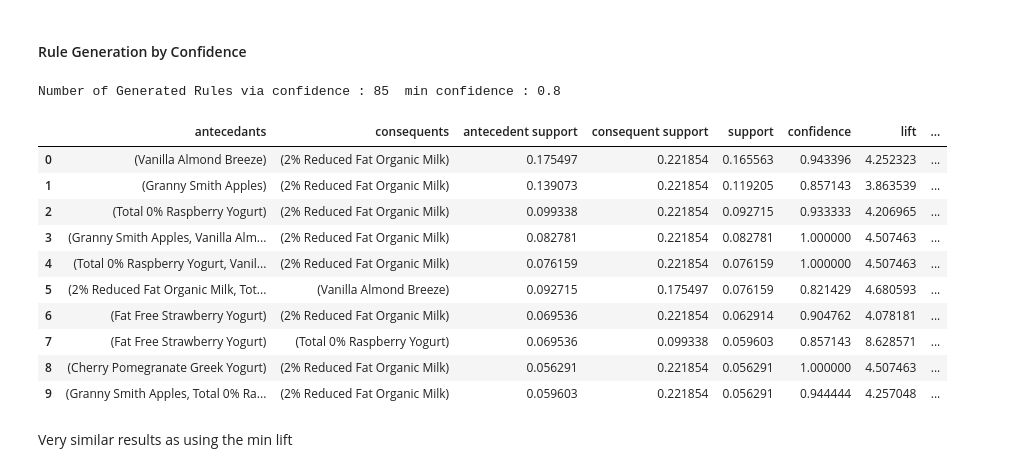
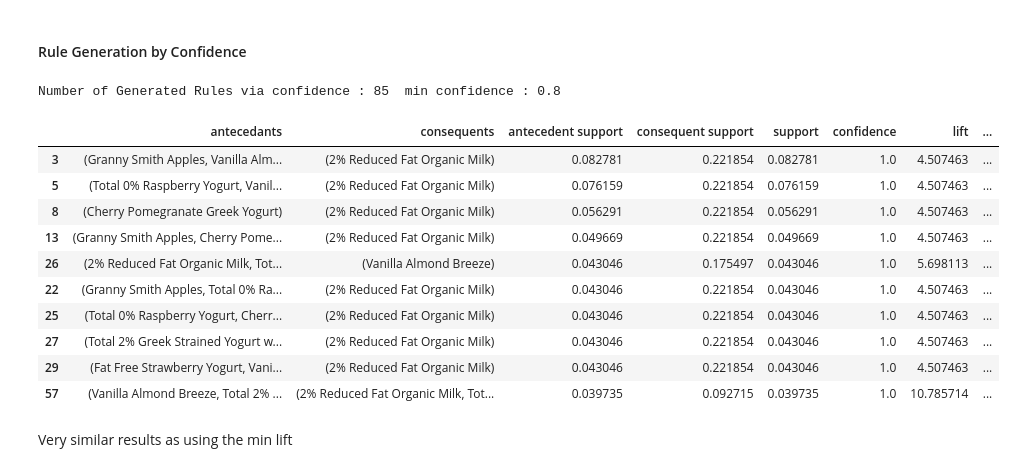
Before and after one commit to 1carew1/instacart_investigation, a Jupyter notebook: Assignment_2_ARM.ipynb, the cells around one changed output. Saved outputs shown, nothing was run; the diff lists cells and outputs as text; code cells hidden in the pictures.

```diff
--- a/Assignment_2_ARM.ipynb
+++ b/Assignment_2_ARM.ipynb
@@ -289,22 +289,22 @@ Premium lager and normal lager bought together, not very interesting. Yogurt and
 # %%
 min_conf = 0.8
 conf_rules = (association_rules(frequent_itemsets, metric="confidence", min_threshold=min_conf)
-        .sort_values(by=['support', 'confidence', "lift"],ascending=False))
+        .sort_values(by=['confidence', 'support', 'lift'],ascending=False))
 print ("Number of Generated Rules via confidence :", conf_rules.shape[0], " min confidence :", min_conf)
 conf_rules.head(10)
 # %% [output]
 Number of Generated Rules via confidence : 85  min confidence : 0.8
 |  | antecedants | consequents | antecedent support | consequent support | support | confidence | lift | ... |
-| 0 | (Vanilla Almond Breeze) | (2% Reduced Fat Organic Milk) | 0.175497 | 0.221854 | 0.165563 | 0.943396 | 4.252323 | ... |
-| 1 | (Granny Smith Apples) | (2% Reduced Fat Organic Milk) | 0.139073 | 0.221854 | 0.119205 | 0.857143 | 3.863539 | ... |
-| 2 | (Total 0% Raspberry Yogurt) | (2% Reduced Fat Organic Milk) | 0.099338 | 0.221854 | 0.092715 | 0.933333 | 4.206965 | ... |
-| 3 | (Granny Smith Apples, Vanilla Alm... | (2% Reduced Fat Organic Milk) | 0.082781 | 0.221854 | 0.082781 | 1.000000 | 4.507463 | ... |
-| 4 | (Total 0% Raspberry Yogurt, Vanil... | (2% Reduced Fat Organic Milk) | 0.076159 | 0.221854 | 0.076159 | 1.000000 | 4.507463 | ... |
-| 5 | (2% Reduced Fat Organic Milk, Tot... | (Vanilla Almond Breeze) | 0.092715 | 0.175497 | 0.076159 | 0.821429 | 4.680593 | ... |
-| 6 | (Fat Free Strawberry Yogurt) | (2% Reduced Fat Organic Milk) | 0.069536 | 0.221854 | 0.062914 | 0.904762 | 4.078181 | ... |
-| 7 | (Fat Free Strawberry Yogurt) | (Total 0% Raspberry Yogurt) | 0.069536 | 0.099338 | 0.059603 | 0.857143 | 8.628571 | ... |
-| 8 | (Cherry Pomegranate Greek Yogurt) | (2% Reduced Fat Organic Milk) | 0.056291 | 0.221854 | 0.056291 | 1.000000 | 4.507463 | ... |
-| 9 | (Granny Smith Apples, Total 0% Ra... | (2% Reduced Fat Organic Milk) | 0.059603 | 0.221854 | 0.056291 | 0.944444 | 4.257048 | ... |
+| 3 | (Granny Smith Apples, Vanilla Alm... | (2% Reduced Fat Organic Milk) | 0.082781 | 0.221854 | 0.082781 | 1.0 | 4.507463 | ... |
+| 5 | (Total 0% Raspberry Yogurt, Vanil... | (2% Reduced Fat Organic Milk) | 0.076159 | 0.221854 | 0.076159 | 1.0 | 4.507463 | ... |
+| 8 | (Cherry Pomegranate Greek Yogurt) | (2% Reduced Fat Organic Milk) | 0.056291 | 0.221854 | 0.056291 | 1.0 | 4.507463 | ... |
+| 13 | (Granny Smith Apples, Cherry Pome... | (2% Reduced Fat Organic Milk) | 0.049669 | 0.221854 | 0.049669 | 1.0 | 4.507463 | ... |
+| 26 | (2% Reduced Fat Organic Milk, Tot... | (Vanilla Almond Breeze) | 0.043046 | 0.175497 | 0.043046 | 1.0 | 5.698113 | ... |
+| 22 | (Granny Smith Apples, Total 0% Ra... | (2% Reduced Fat Organic Milk) | 0.043046 | 0.221854 | 0.043046 | 1.0 | 4.507463 | ... |
+| 25 | (Total 0% Raspberry Yogurt, Cherr... | (2% Reduced Fat Organic Milk) | 0.043046 | 0.221854 | 0.043046 | 1.0 | 4.507463 | ... |
+| 27 | (Total 2% Greek Strained Yogurt w... | (2% Reduced Fat Organic Milk) | 0.043046 | 0.221854 | 0.043046 | 1.0 | 4.507463 | ... |
+| 29 | (Fat Free Strawberry Yogurt, Vani... | (2% Reduced Fat Organic Milk) | 0.043046 | 0.221854 | 0.043046 | 1.0 | 4.507463 | ... |
+| 57 | (Vanilla Almond Breeze, Total 2% ... | (2% Reduced Fat Organic Milk, Tot... | 0.039735 | 0.092715 | 0.039735 | 1.0 | 10.785714 | ... |
 # %% [markdown]
 Very similar results as using the min lift
 # %% [markdown]
```
Also changed, not shown: parts of 15 cells of this notebook.
